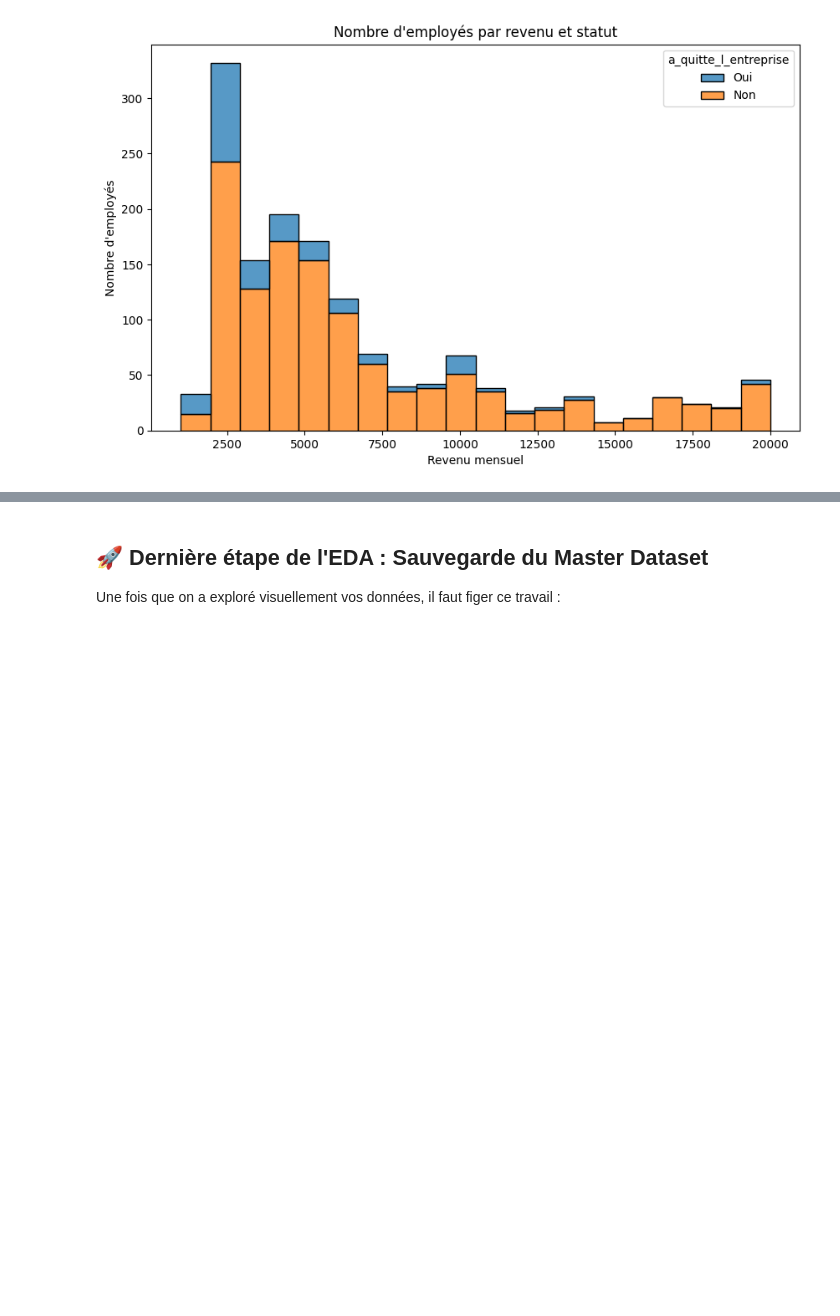
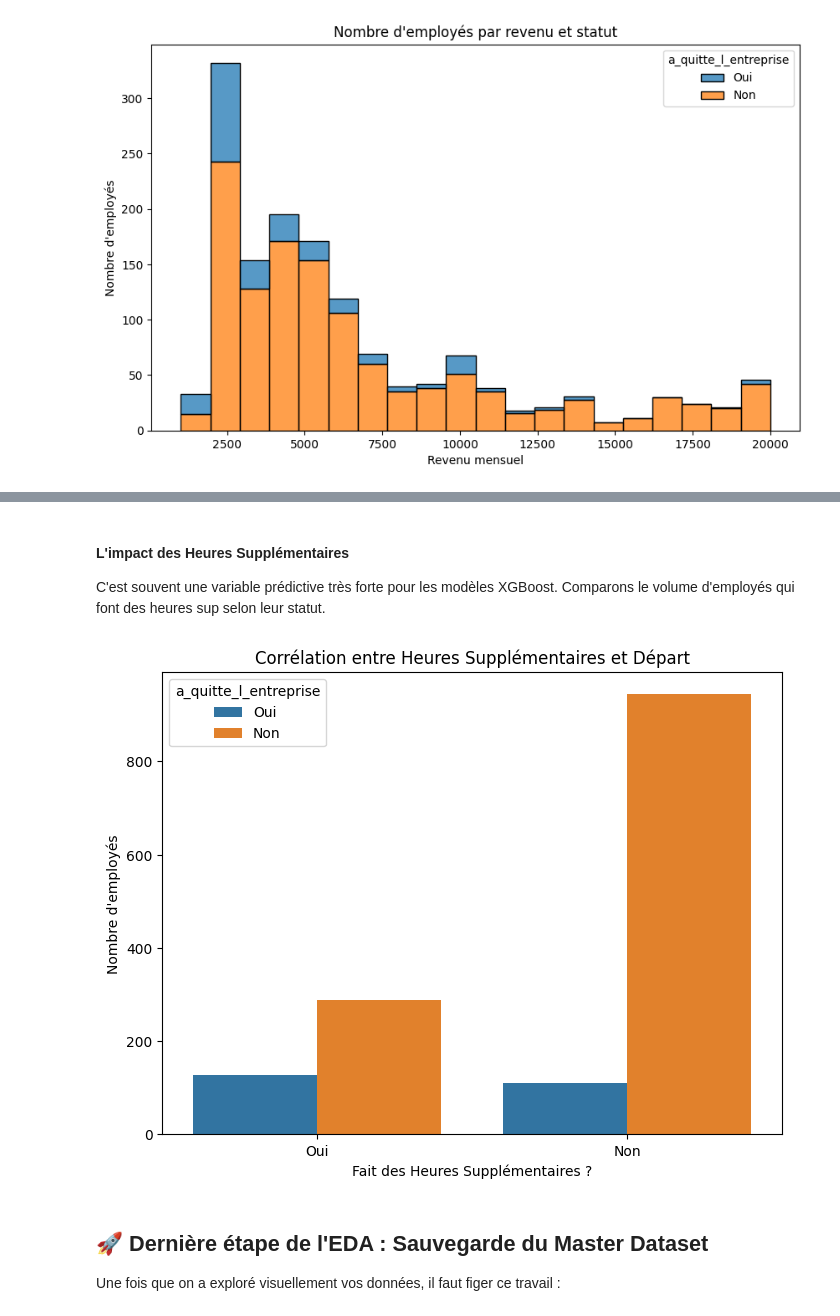
Before and after one commit to racemartin/m4_ocr, a Jupyter notebook: notebooks/01_RC_EDA_Nettoyage.ipynb, the cells around one changed output, grey strips where cells are left out. Saved outputs shown, nothing was run; the diff lists cells and outputs as text; code cells hidden in the pictures; blank space fills up the shorter version.

```diff
--- a/notebooks/01_RC_EDA_Nettoyage.ipynb
+++ b/notebooks/01_RC_EDA_Nettoyage.ipynb
@@ -347,3 +464,16 @@ plt.show()
+# %% [markdown]
+####  L'impact des Heures Supplémentaires
+
+C'est souvent une variable prédictive très forte pour les modèles XGBoost. Comparons le volume d'employés qui font des heures sup selon leur statut.
+# %%
+plt.figure(figsize=(8, 6))
+sns.countplot(data=df_merged, x='heure_supplementaires', hue='a_quitte_l_entreprise')
+plt.title('Corrélation entre Heures Supplémentaires et Départ')
+plt.xlabel('Fait des Heures Supplémentaires ?')
+plt.ylabel('Nombre d\'employés')
+plt.show()
+# %% [output]
+[figure, added]
 # %% [markdown]
 ## 🚀 Dernière étape de l'EDA : Sauvegarde du Master Dataset
 Une fois que on a exploré visuellement vos données, il faut figer ce travail :
```
Also changed, not shown: parts of 17 cells of this notebook, 25 other files.
